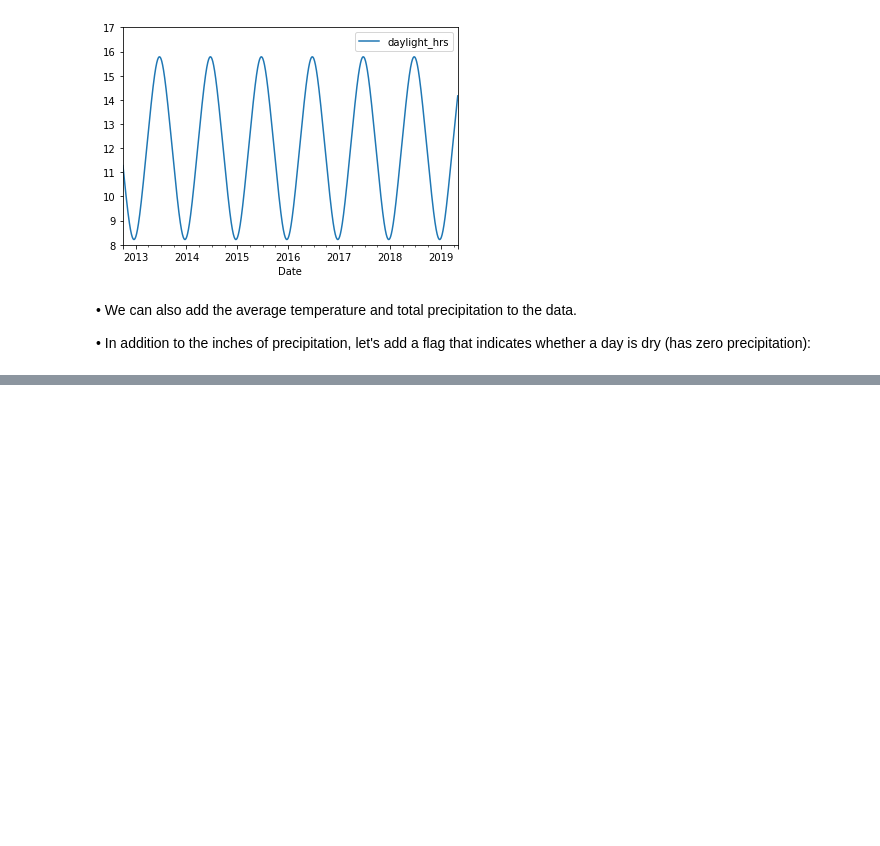
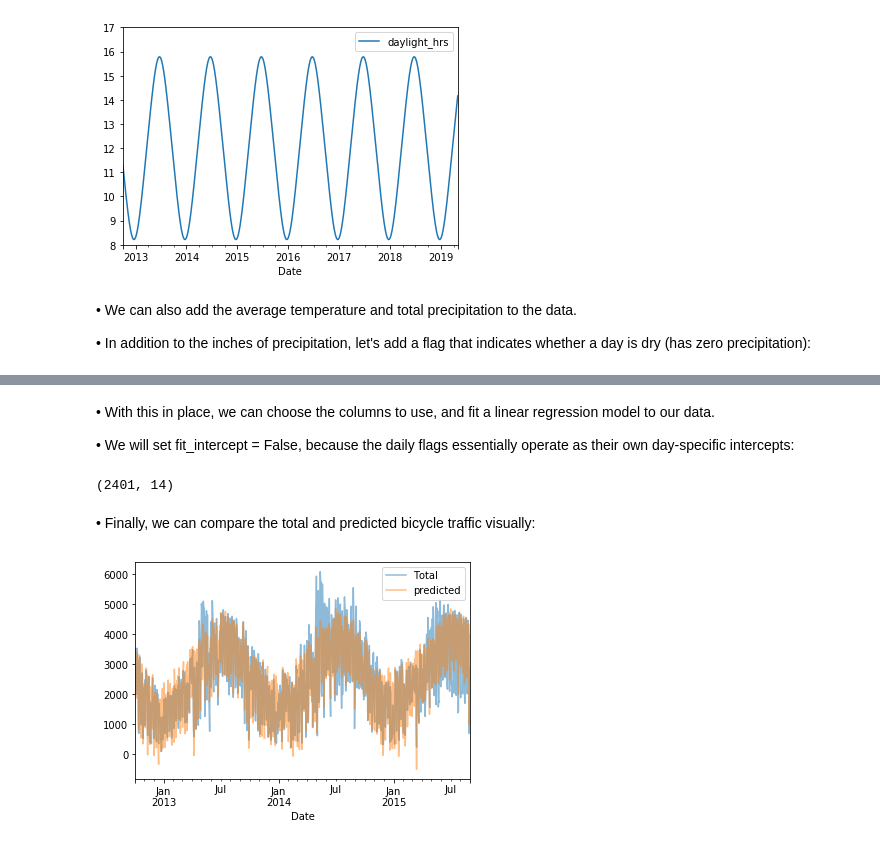
Before and after one commit to rajesh1994/python_excercise_programiz, a Jupyter notebook: python/12_scikit_learn/6. Example - Predicting Bicycle Traffic.ipynb, the cells around one changed output, grey strips where cells are left out. Cells and saved outputs as stored; diff of their text form; code cells hidden in the pictures; blank space fills up the shorter version.

Commit message:
6. Example - Predicting Bicycle Traffic.ipynb - Modified

```diff
--- a/python/12_scikit_learn/6. Example - Predicting Bicycle Traffic.ipynb
+++ b/python/12_scikit_learn/6. Example - Predicting Bicycle Traffic.ipynb
@@ -70,3 +71,15 @@ plt.ylim(8, 17);
 • We can also add the average temperature and total precipitation to the data.
 
 • In addition to the inches of precipitation, let's add a flag that indicates whether a day is dry (has zero precipitation):
+# %%
+# temperatures are in 1/10 deg C; Convert to C
+weather['TMIN'] /= 10
+weather['TMAX'] /= 10
+weather['Temp(C)'] = 0.5 * (weather['TMIN'] + weather['TMAX'])
+
+# Precip is in 1/10mm; Convert to inches
+weather['PRCP'] /= 254
+weather['dry day'] = (weather['PRCP'] == 0).astype(int)
+
+daily = daily.join(weather[['PRCP', 'Temp(C)', 'dry day']], lsuffix='_a', rsuffix='_b')
+daily.head()
@@ -72,0 +98,2 @@ plt.ylim(8, 17);
+# %%
+daily['annual'] = (daily.index - daily.index[0]).days / 365
@@ -72,0 +112,27 @@ plt.ylim(8, 17);
+# %% [markdown]
+• With this in place, we can choose the columns to use, and fit a linear regression model to our data.
+
+• We will set fit_intercept = False, because the daily flags essentially operate as their own day-specific intercepts:
+# %%
+daily.shape
+# %% [output]
+(2401, 14)
+# %%
+# Drop any rows with null values
+daily.dropna(axis=0, how='any', inplace=True)
+
+column_names = ['Mon', 'Tue', 'Wed', 'Thu', 'Fri', 'Sat', 'Sun', 'holidays',
+               'daylight_hrs', 'PRCP', 'dry day', 'Temp(C)', 'annual']
+
+X = daily[column_names]
+y = daily['Total']
+
+model = LinearRegression(fit_intercept=False)
+model.fit(X, y)
+daily['predicted'] = model.predict(X)
+# %% [markdown]
+• Finally, we can compare the total and predicted bicycle traffic visually:
+# %%
+daily[['Total', 'predicted']].plot(alpha = 0.5);
+# %% [output]
+[figure, added]
```
Also changed, not shown: parts of 5 cells of this notebook.
